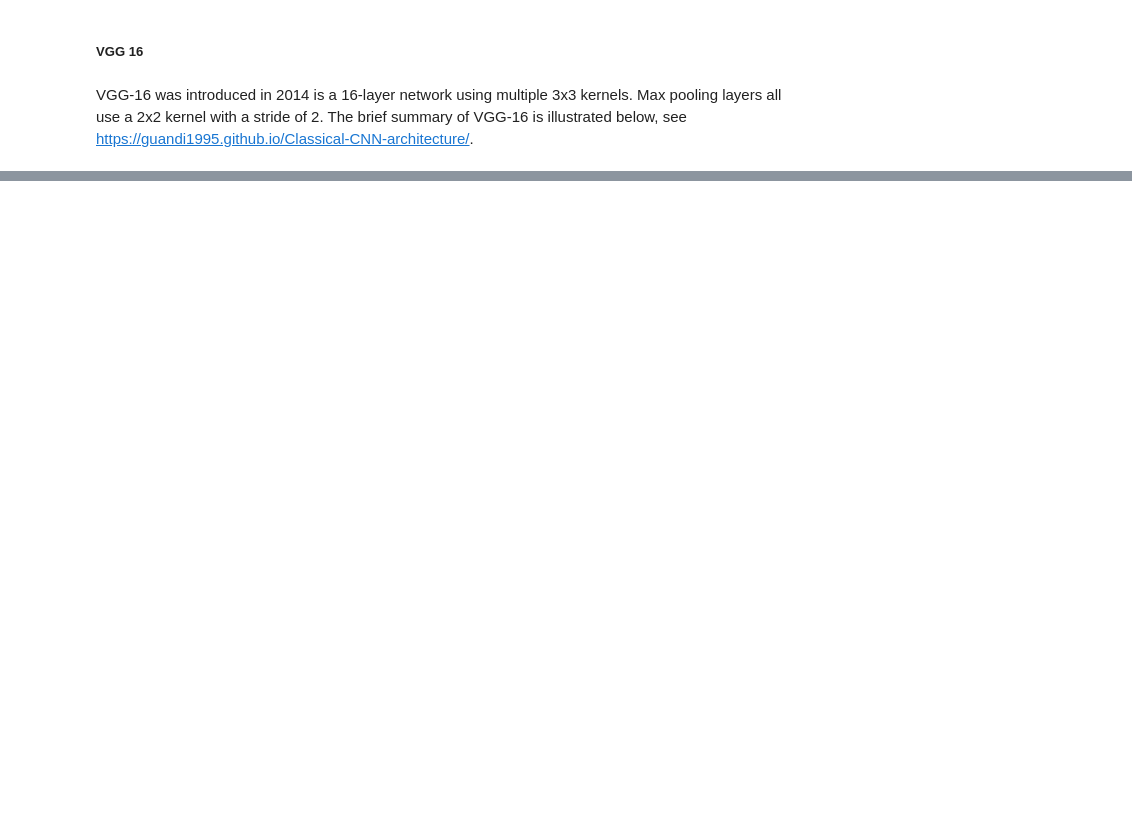
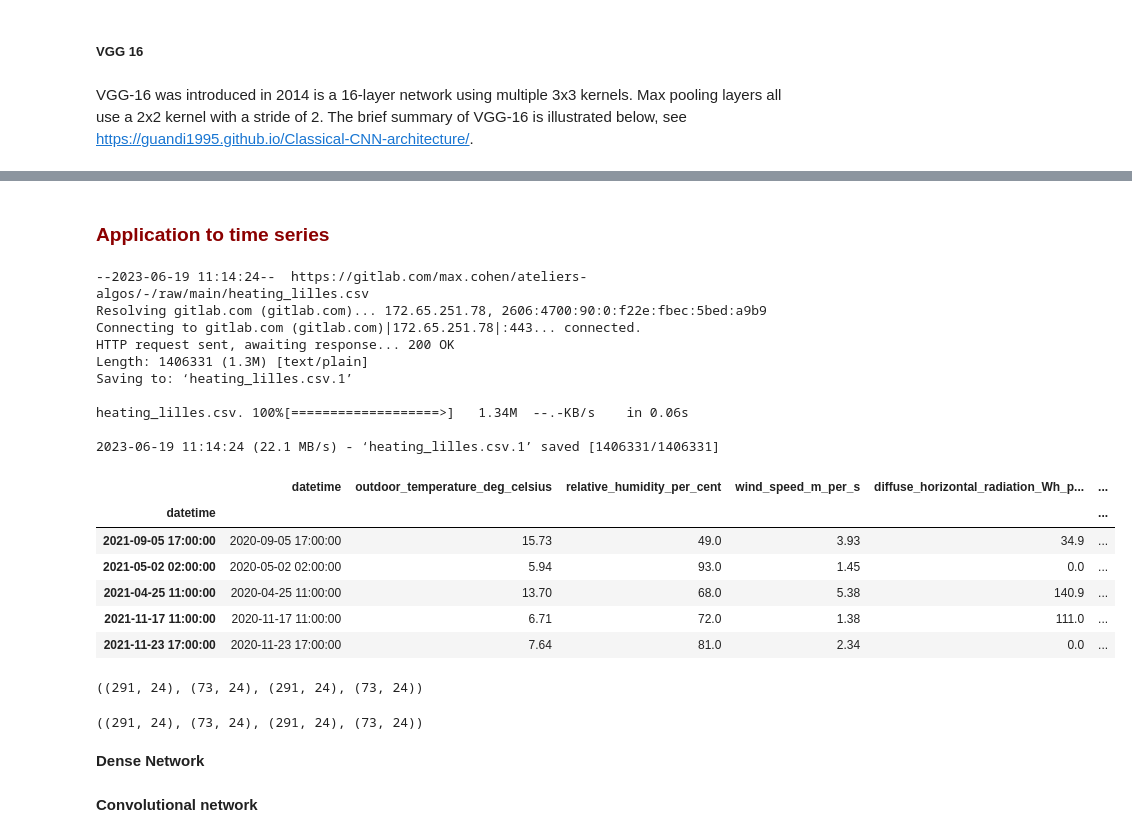
Before and after one commit to jeremiedecock/ateliers-algos, a Jupyter notebook: seq04/seq_04_cnn_answers.ipynb, the cells around one changed output, grey strips where cells are left out. Drawn from its saved outputs; the diff is of its cells as text; code cells hidden in the pictures; blank space fills up the shorter version.

```diff
--- a/seq04/seq_04_cnn_answers.ipynb
+++ b/seq04/seq_04_cnn_answers.ipynb
@@ -381,3 +460,5 @@ test_loss, test_acc = model.evaluate(test_images,  test_labels, verbose=2)
 VGG-16 was introduced in 2014 is a 16-layer network using  multiple 3x3 kernels.  Max pooling layers all use a 2x2 kernel with a stride of 2. The brief summary of VGG-16 is illustrated below, see https://guandi1995.github.io/Classical-CNN-architecture/.
 # %% [markdown]
 ![](https://drive.google.com/uc?export=view&id=14h7lli-fUWTEbNWuH3KQJLTuAN4xS7AZ)
+# %% [markdown]
+### <font color=darkred> Application to time series </font>
@@ -383,0 +472,42 @@ VGG-16 was introduced in 2014 is a 16-layer network using  multiple 3x3 kernels.
+# %%
+# Download dataset
+!wget https://gitlab.com/max.cohen/ateliers-algos/-/raw/main/heating_lilles.csv
+df = pd.read_csv('heating_lilles.csv')
+df.index = pd.DatetimeIndex(df.datetime) + pd.DateOffset(years=1)
+df.sample(5)
+# %% [output]
+--2023-06-19 11:14:24--  https://gitlab.com/max.cohen/ateliers-algos/-/raw/main/heating_lilles.csv
+Resolving gitlab.com (gitlab.com)... 172.65.251.78, 2606:4700:90:0:f22e:fbec:5bed:a9b9
+Connecting to gitlab.com (gitlab.com)|172.65.251.78|:443... connected.
+HTTP request sent, awaiting response... 200 OK
+Length: 1406331 (1.3M) [text/plain]
+Saving to: ‘heating_lilles.csv.1’
+
+heating_lilles.csv. 100%[===================>]   1.34M  --.-KB/s    in 0.06s
+
+2023-06-19 11:14:24 (22.1 MB/s) - ‘heating_lilles.csv.1’ saved [1406331/1406331]
+|  | datetime | outdoor_temperature_deg_celsius | relative_humidity_per_cent | wind_speed_m_per_s | diffuse_horizontal_radiation_Wh_p... | ... |
+| datetime |  |  |  |  |  | ... |
+| 2021-09-05 17:00:00 | 2020-09-05 17:00:00 | 15.73 | 49.0 | 3.93 | 34.9 | ... |
+| 2021-05-02 02:00:00 | 2020-05-02 02:00:00 | 5.94 | 93.0 | 1.45 | 0.0 | ... |
+| 2021-04-25 11:00:00 | 2020-04-25 11:00:00 | 13.70 | 68.0 | 5.38 | 140.9 | ... |
+| 2021-11-17 11:00:00 | 2020-11-17 11:00:00 | 6.71 | 72.0 | 1.38 | 111.0 | ... |
+| 2021-11-23 17:00:00 | 2020-11-23 17:00:00 | 7.64 | 81.0 | 2.34 | 0.0 | ... |
+# %%
+# Select cooling period
+selection = df[(df.index < datetime.datetime(2019, 4, 18)) | (df.index >= datetime.datetime(2019, 10, 1))].copy()
+# Group the data by day
+selection["date"] = selection.index.date
+selection = selection.groupby("date").agg({"outdoor_temperature_deg_celsius": list, "heating_kWh": list})
+# Split the data between a training and an evaluation set.
+X = np.stack(selection.outdoor_temperature_deg_celsius.values)
+y = np.stack(selection.heating_kWh.values)
+# %% [output]
+((291, 24), (73, 24), (291, 24), (73, 24))
+# %%
+X_train, X_test, y_train, y_test = train_test_split(X, y, test_size=0.2, random_state=42)
+X_train.shape, X_test.shape, y_train.shape, y_test.shape
+# %% [output]
+((291, 24), (73, 24), (291, 24), (73, 24))
+# %% [markdown]
+**Dense Network**
@@ -383,0 +520,2 @@ VGG-16 was introduced in 2014 is a 16-layer network using  multiple 3x3 kernels.
+# %% [markdown]
+**Convolutional network**
```
Also changed, not shown: parts of 21 cells of this notebook.
